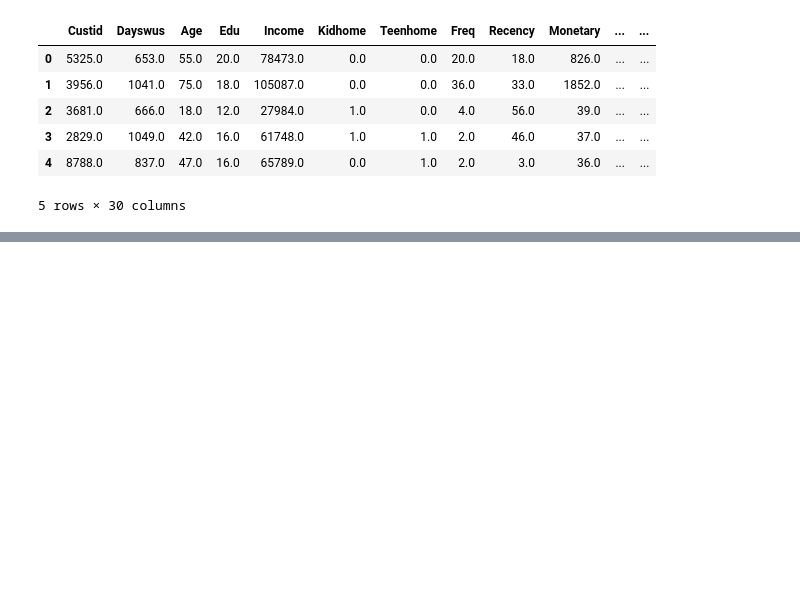
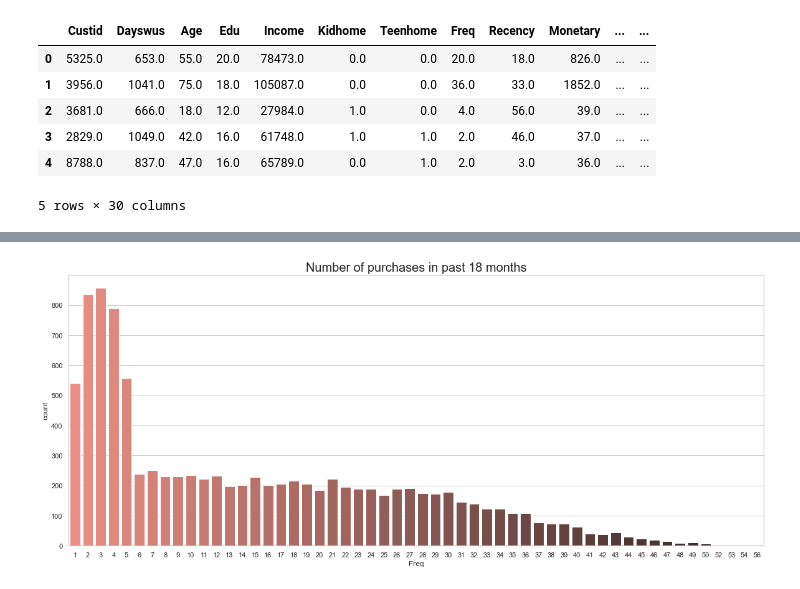
Before and after one commit to fredericojpr/BC1_Customer_Segmentation, a Jupyter notebook: scripts/EDA_frederico.ipynb, the cells around one changed output, grey strips where cells are left out. Saved outputs shown, nothing was run; the diff lists cells and outputs as text; code cells hidden in the pictures; blank space fills up the shorter version.

```diff
--- a/scripts/EDA_frederico.ipynb
+++ b/scripts/EDA_frederico.ipynb
@@ -79,0 +85,9 @@ h
+# %%
+data['Freq'] = data['Freq'].astype(int)
+
+plt.rcParams['figure.figsize'] = (20, 8)
+sns.countplot(data['Freq'], palette = 'dark:salmon_r')
+plt.title('Number of purchases in past 18 months', fontsize = 20)
+plt.show()
+# %% [output]
+[figure, added]
```
Also changed, not shown: parts of 4 cells of this notebook.
